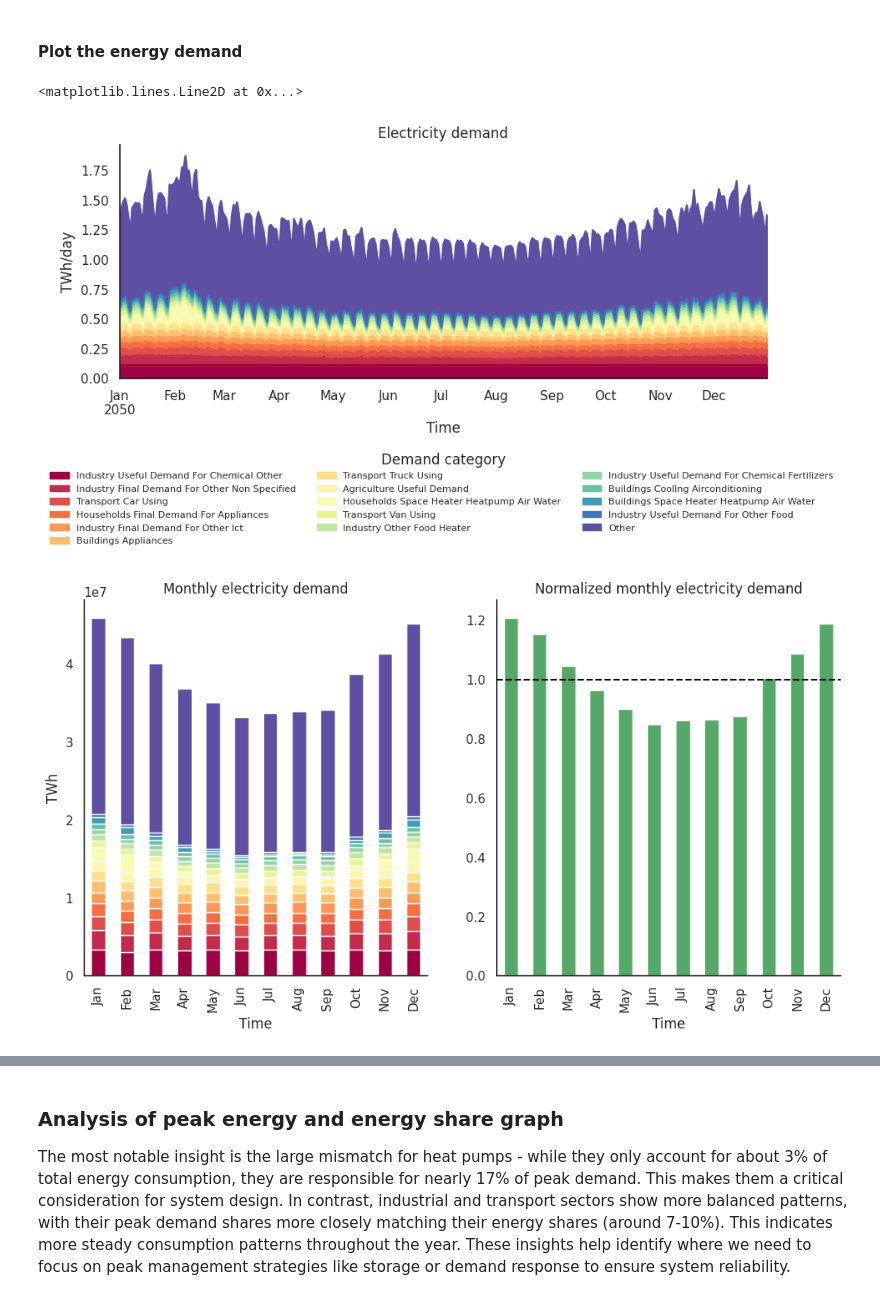
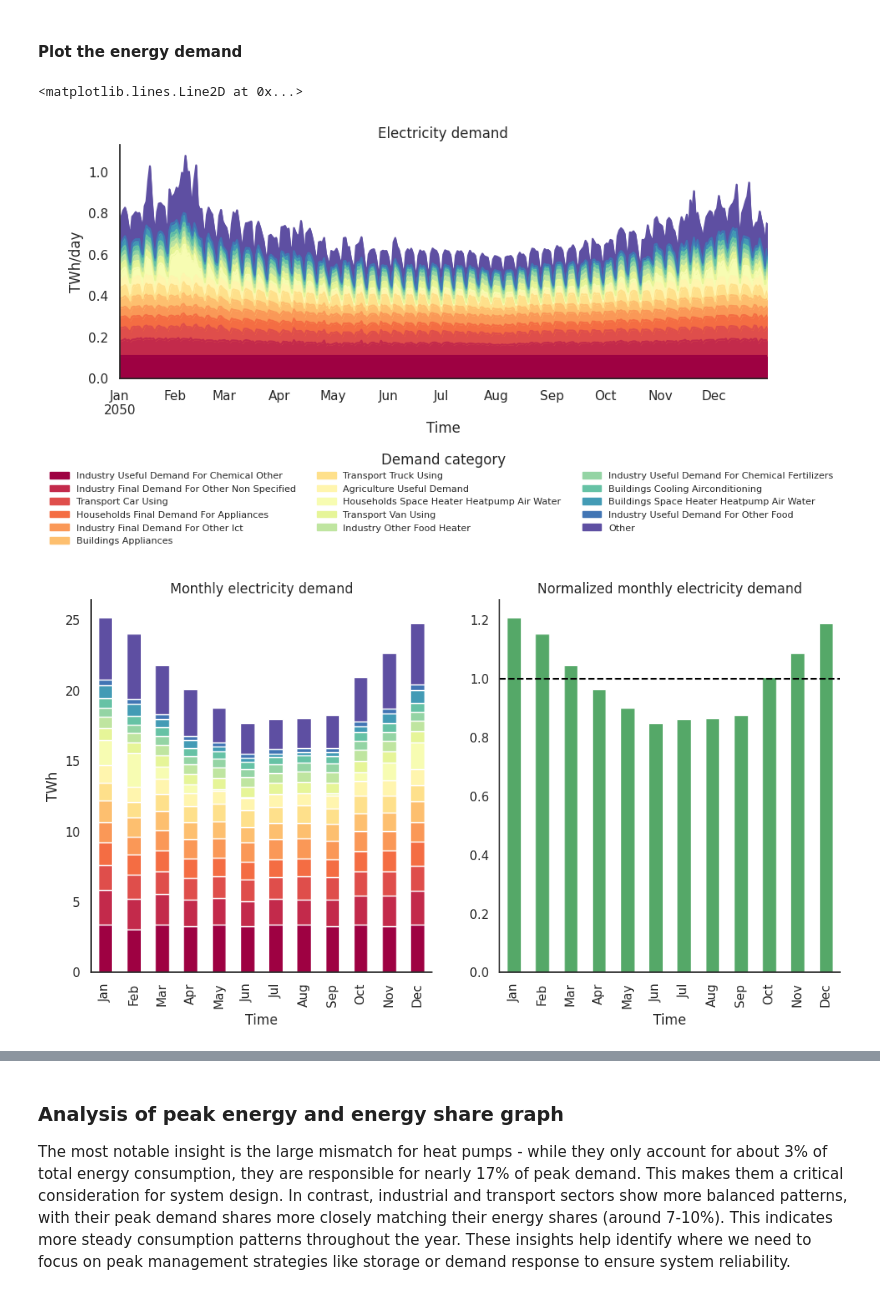
Before and after one commit to thesethtruth/esi-course-utwente, a Jupyter notebook: esi-modelling-workshop/01-tutorial-data-analysis.ipynb, the cells around one changed output, grey strips where cells are left out. Saved outputs shown, nothing was run; the diff lists cells and outputs as text; code cells hidden in the pictures.

```diff
--- a/esi-modelling-workshop/01-tutorial-data-analysis.ipynb
+++ b/esi-modelling-workshop/01-tutorial-data-analysis.ipynb
@@ -220,7 +220,7 @@ ax[1].remove()
 
 # determine the top demand categories and sum the rest to 'other'
 top_demand = demand.sum(axis=0).nlargest(15)
-other_demand = demand.columns.difference(top_demand)
+other_demand = demand.columns.difference(top_demand.index)
 
 plottable_demand = demand.loc[:, top_demand.index]
 plottable_demand.loc[:, "Other"] = demand.loc[:, other_demand].sum(axis=1)
@@ -251,41 +251,41 @@ mean_monthly_demand = monthly_demand.mean()
 mne_demand = monthly_demand / mean_monthly_demand
 
 # overwrite the monthly demand with the plottable demand
-monthly_demand = plottable_demand.resample("ME").sum()
+monthly_demand = plottable_demand.resample("ME").sum().div(1e6)
 
 # Set up the matplotlib figure
 fig, ax = plt.subplots(1, 2, figsize=(12, 6))
 
 # make the index a pretty string
 monthly_demand.index = monthly_demand.index.strftime("%b")
 mne_demand.index = mne_demand.index.strftime("%b")
 
 monthly_demand.plot(
     ax=ax[0],
     kind="bar",
     stacked=True,
     title="Monthly electricity demand",
     legend=False,
     colormap="Spectral",
 )
 
 ax[0].set_ylabel("TWh")
 # add a horizontal line for the mean
 
 mne_demand.plot(
     ax=ax[1],
     kind="bar",
     title="Normalized monthly electricity demand",
     legend=False,
     color=cm[2],
 )
 
 ax[1].set_ylabel("")
 # add a horizontal line for the mean
 ax[1].axhline(1, color="black", linestyle="--")
 # %% [output]
 <matplotlib.lines.Line2D at 0x...>
-[figure, old version]
+[figure, new version]
-[figure, old version]
+[figure, new version]
 # %% [markdown]
 ### Analysis of electricity demand curves
```
Also changed, not shown: parts of 5 cells of this notebook, 15 other files.
